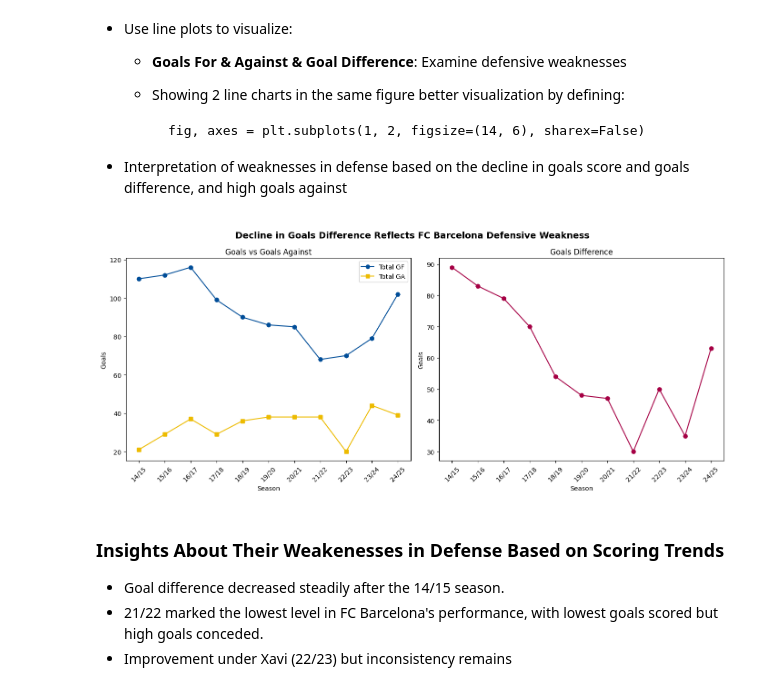
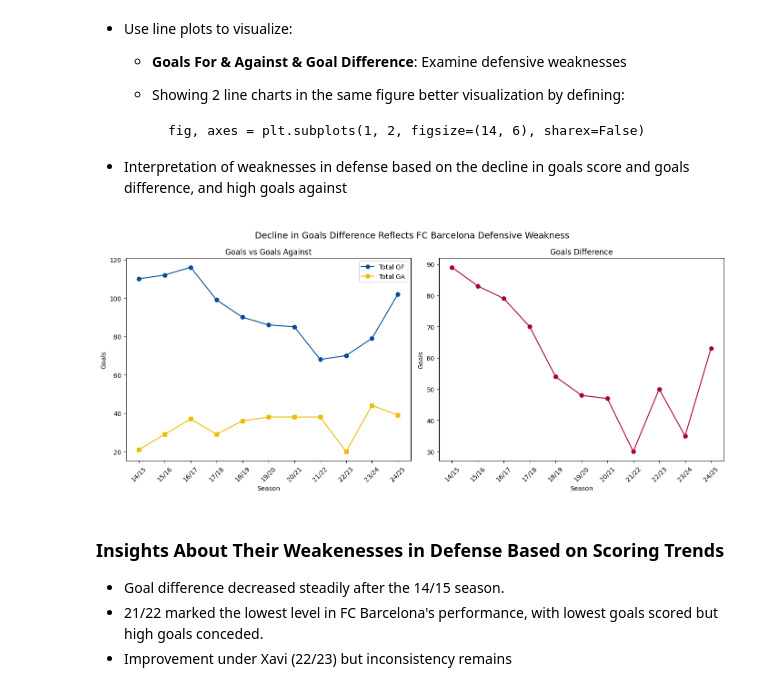
Before and after one commit to linhtran1003/FCB_Peformance_Financial, a Jupyter notebook: FCB_performance_analysis.ipynb, the cells around one changed output. Cells and saved outputs as stored; diff of their text form; code cells hidden in the pictures.

```diff
--- a/FCB_performance_analysis.ipynb
+++ b/FCB_performance_analysis.ipynb
@@ -180,27 +180,27 @@ plt.show()
 # %%
 ## ========== PLOT 2: Goals For, Goals Against, and Goals Difference ==========
 fig, axes = plt.subplots(1, 2, figsize=(14, 6), sharex=False)
 
 axes[0].plot(merged_df['Season'], merged_df['Total GF'], marker='o', color='#004D98', label='Total GF')
 axes[0].plot(merged_df['Season'], merged_df['Total GA'], marker='s', color='#EDBB00', label='Total GA')
 axes[0].set_title("Goals vs Goals Against")
 axes[0].set_xlabel("Season")
 axes[0].set_ylabel("Goals")
 axes[0].legend()
 axes[0].tick_params(axis='x', rotation= 45)
 
 axes[1].plot(merged_df['Season'], merged_df['Domestic GD'], marker='o', color='#A50044')
 axes[1].set_title("Goals Difference")
 axes[1].set_xlabel("Season")
 axes[1].set_ylabel("Goals")
 axes[1].tick_params(axis='x', rotation= 45)
 
-plt.suptitle("Decline in Goals Difference Reflects FC Barcelona Defensive Weakness", fontsize="14", fontweight="bold")
+plt.suptitle("Decline in Goals Difference Reflects FC Barcelona Defensive Weakness", fontsize="14")
 plt.savefig("./outputs/figures/goals_vs_goals-against.png")
 plt.tight_layout()
 plt.show()
 # %% [output]
-[figure, old version]
+[figure, new version]
 # %% [markdown]
 ### Insights About Their Weakenesses in Defense Based on Scoring Trends
 - Goal difference decreased steadily after the 14/15 season.
```
Also changed, not shown: parts of 5 cells of this notebook, 3 other files.
